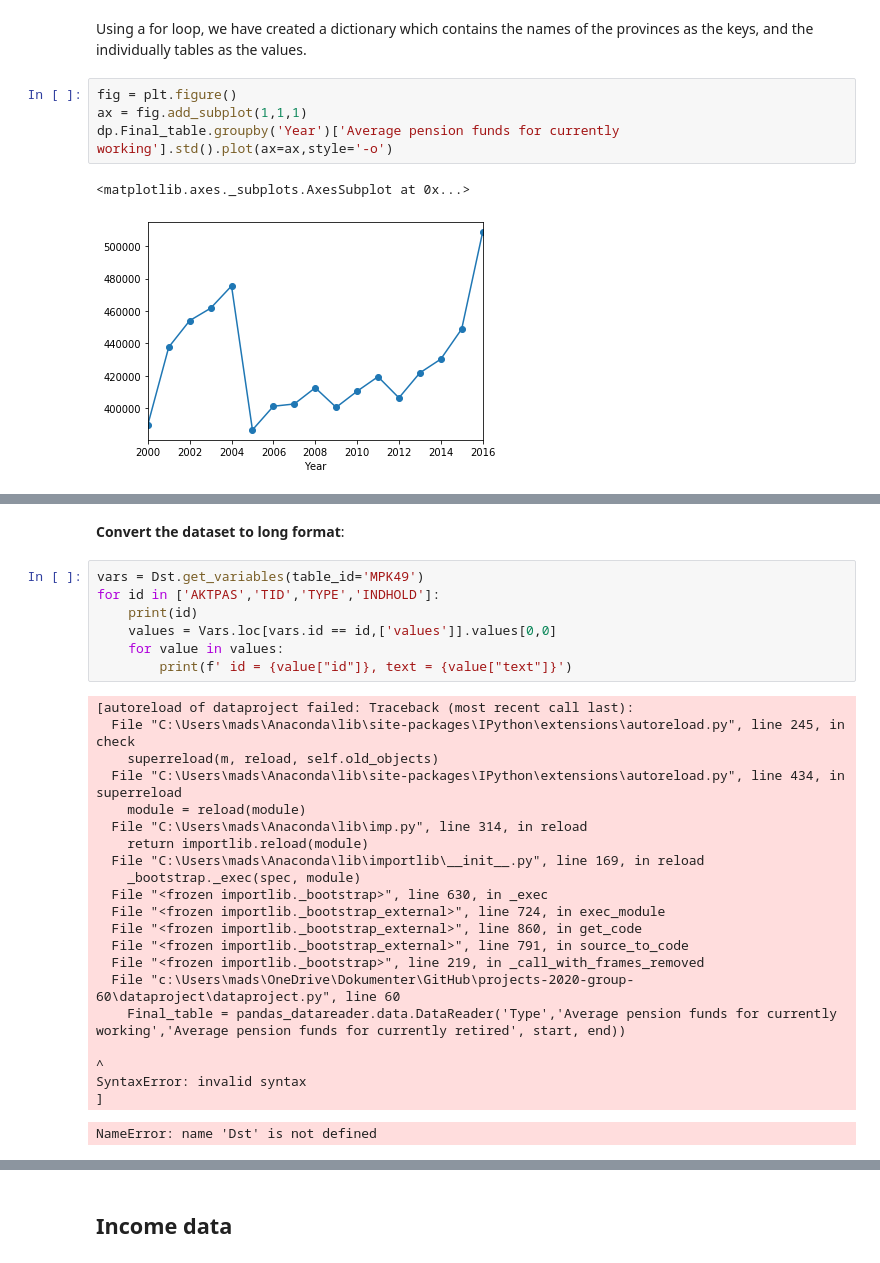
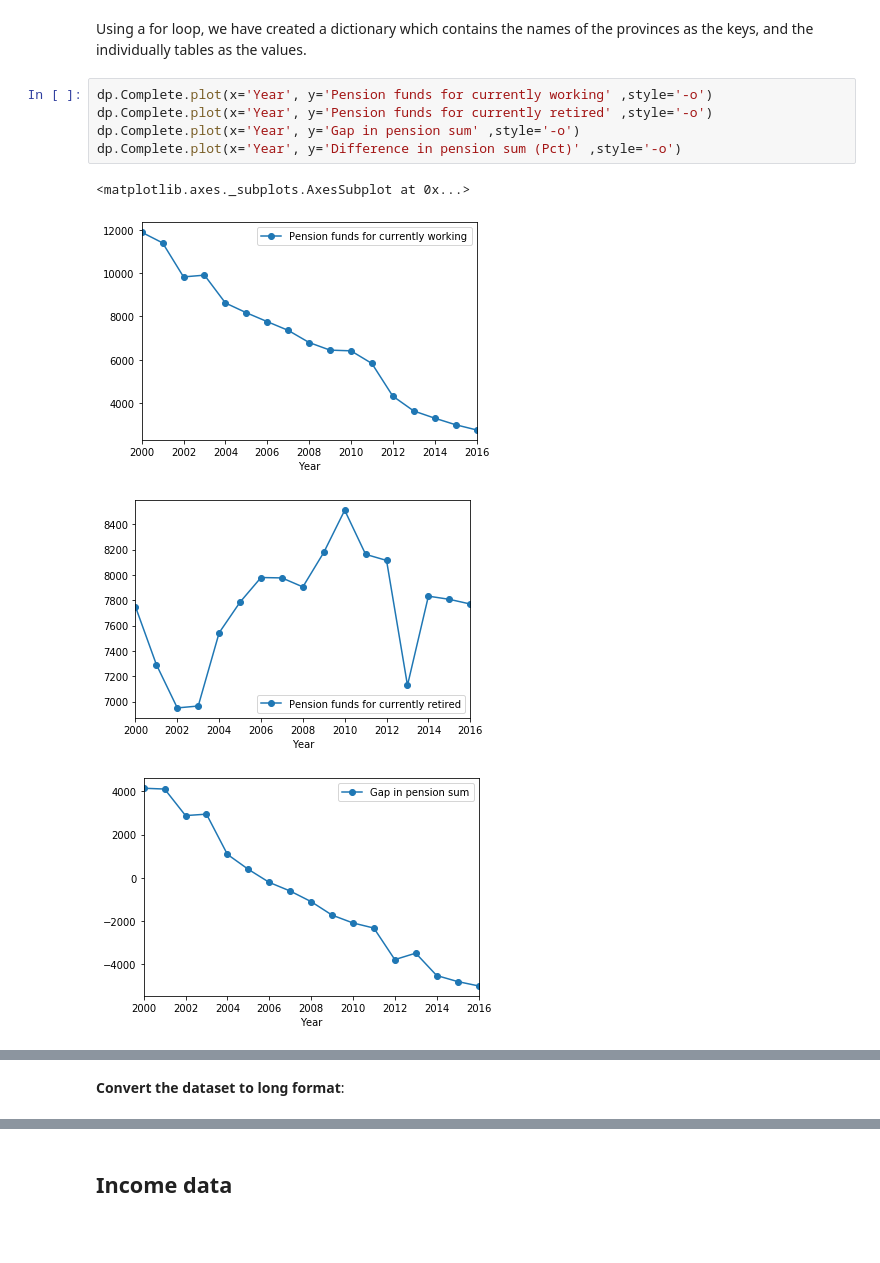
Before and after one commit to kzm266/projects-2020-group-60, a Jupyter notebook: dataproject/dataproject.ipynb, the cells around one changed output, grey strips where cells are left out. Cells and saved outputs as stored; diff of their text form; blank space fills up the shorter version.

```diff
--- a/dataproject/dataproject.ipynb
+++ b/dataproject/dataproject.ipynb
@@ -97,9 +157,12 @@ SyntaxError: invalid syntax
 # %% [markdown]
 Using a for loop, we have created a dictionary which contains the names of the provinces as the keys, and the individually tables as the values.
-# %%
-fig = plt.figure()
-ax = fig.add_subplot(1,1,1)
-dp.Final_table.groupby('Year')['Average pension funds for currently working'].std().plot(ax=ax,style='-o')
-# %% [output]
-<matplotlib.axes._subplots.AxesSubplot at 0x...>
-[figure, removed]
+# %%
+dp.Complete.plot(x='Year', y='Pension funds for currently working' ,style='-o')
+dp.Complete.plot(x='Year', y='Pension funds for currently retired' ,style='-o')
+dp.Complete.plot(x='Year', y='Gap in pension sum' ,style='-o')
+dp.Complete.plot(x='Year', y='Difference in pension sum (Pct)' ,style='-o')
+# %% [output]
+<matplotlib.axes._subplots.AxesSubplot at 0x...>
+[figure, added]
+[figure, added]
+[figure, added]
@@ -106,30 +170,2 @@ dp.Final_table.groupby('Year')['Average pension funds for currently working'].st
 # %% [markdown]
 **Convert the dataset to long format**:
-# %%
-vars = Dst.get_variables(table_id='MPK49')
-for id in ['AKTPAS','TID','TYPE','INDHOLD']:
-    print(id)
-    values = Vars.loc[vars.id == id,['values']].values[0,0]
-    for value in values:
-        print(f' id = {value["id"]}, text = {value["text"]}')
-# %% [output]
-[autoreload of dataproject failed: Traceback (most recent call last):
-  File "C:\Users\mads\Anaconda\lib\site-packages\IPython\extensions\autoreload.py", line 245, in check
-    superreload(m, reload, self.old_objects)
-  File "C:\Users\mads\Anaconda\lib\site-packages\IPython\extensions\autoreload.py", line 434, in superreload
-    module = reload(module)
-  File "C:\Users\mads\Anaconda\lib\imp.py", line 314, in reload
-    return importlib.reload(module)
-  File "C:\Users\mads\Anaconda\lib\importlib\__init__.py", line 169, in reload
-    _bootstrap._exec(spec, module)
-  File "<frozen importlib._bootstrap>", line 630, in _exec
-  File "<frozen importlib._bootstrap_external>", line 724, in exec_module
-  File "<frozen importlib._bootstrap_external>", line 860, in get_code
-  File "<frozen importlib._bootstrap_external>", line 791, in source_to_code
-  File "<frozen importlib._bootstrap>", line 219, in _call_with_frames_removed
-  File "c:\Users\mads\OneDrive\Dokumenter\GitHub\projects-2020-group-60\dataproject\dataproject.py", line 60
-    Final_table = pandas_datareader.data.DataReader('Type','Average pension funds for currently working','Average pension funds for currently retired', start, end))
-                                                                                                                                                                   ^
-SyntaxError: invalid syntax
-]
-NameError: name 'Dst' is not defined
```
Also changed, not shown: parts of 10 cells of this notebook, 2 other files.
